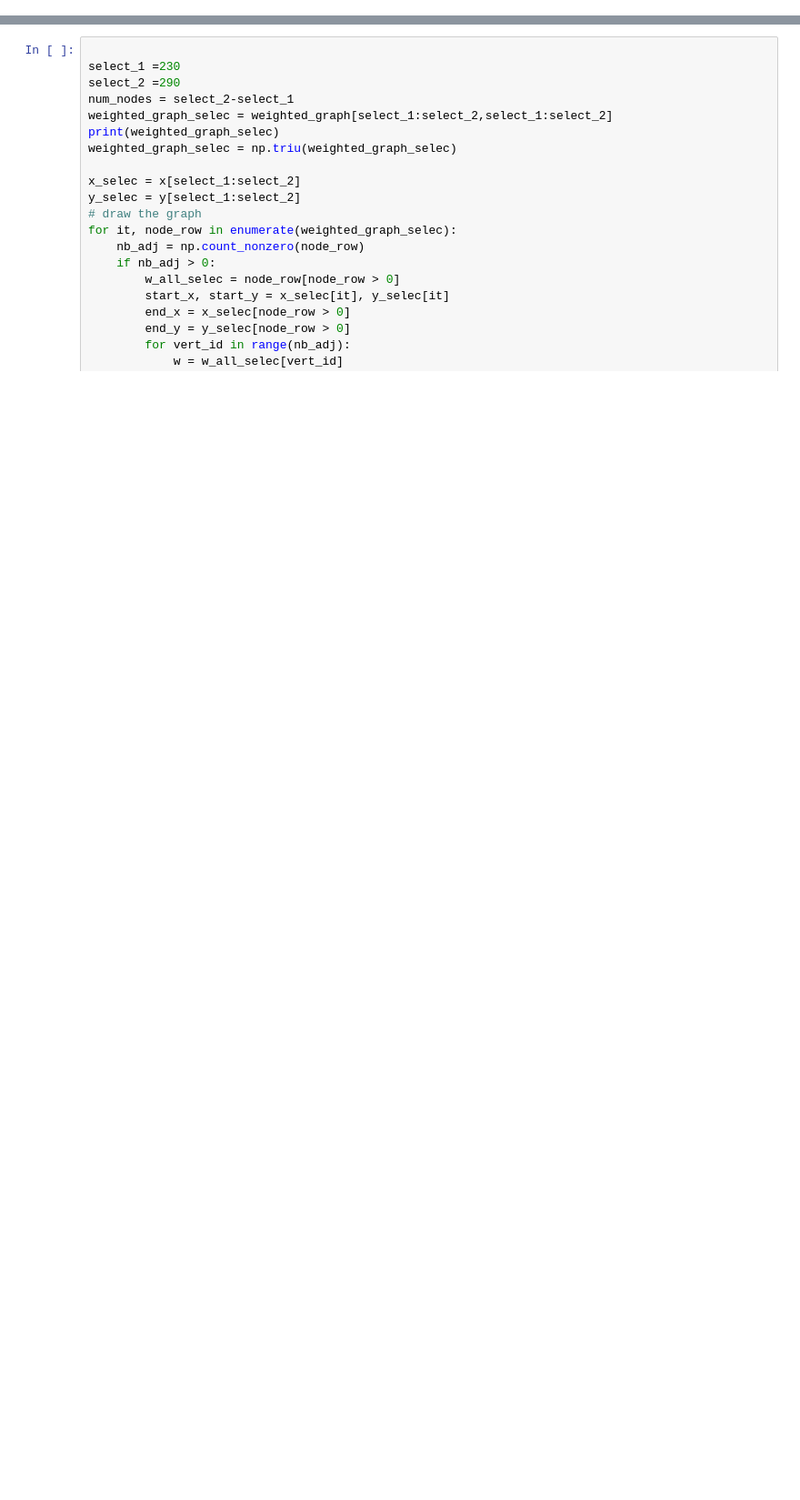
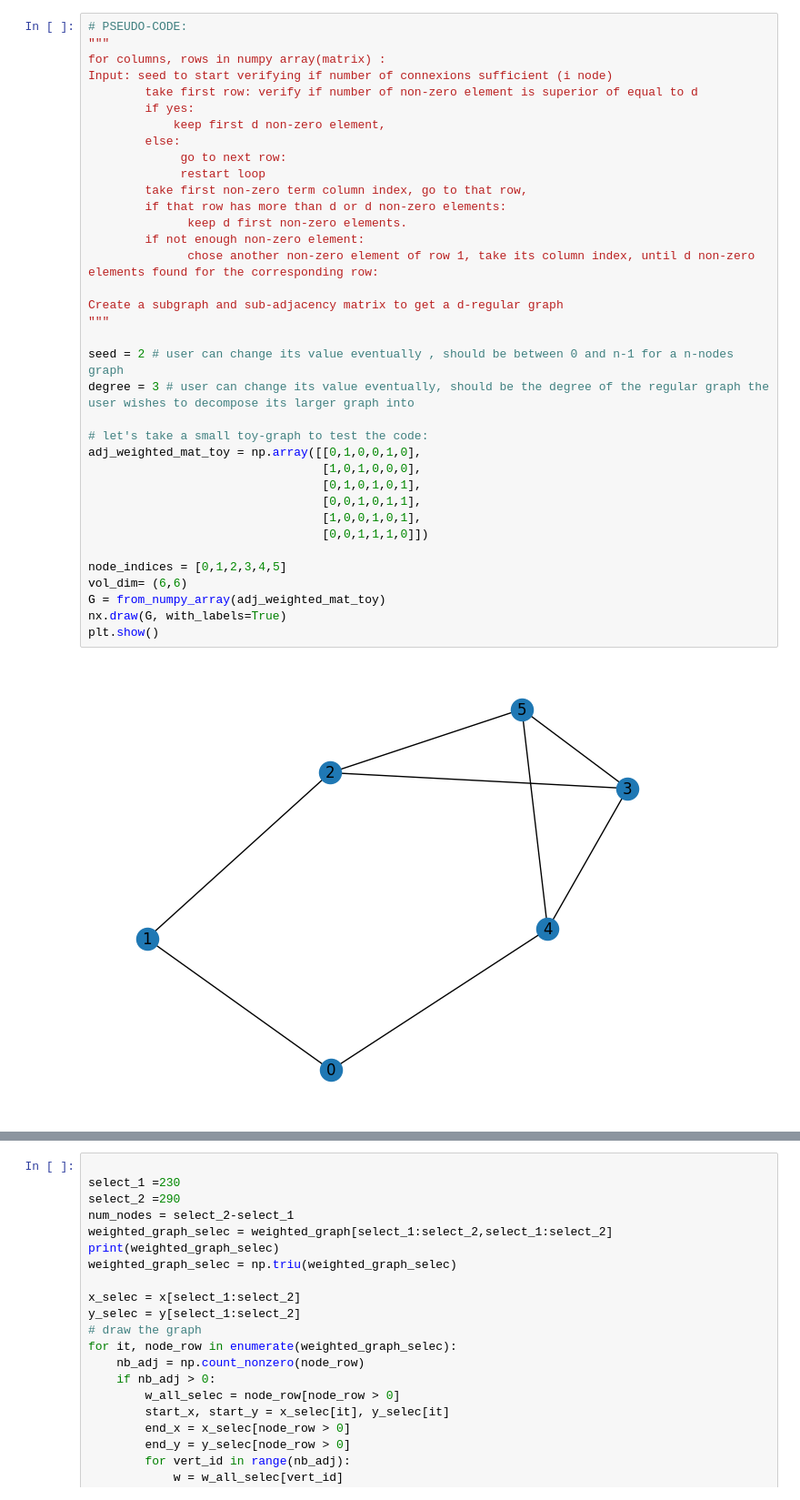
Before and after one commit to scilus/quactography, a Jupyter notebook: scripts/kdegree_graph.ipynb, the cells around one changed output, grey strips where cells are left out. Shown at 91% size. Cells and saved outputs as stored; diff of their text form; blank space fills up the shorter version.

Commit message:
started code to build d-regular subgraph from larger graph (adjacency matrix) in kdegree_graph.ipynb

```diff
--- a/scripts/kdegree_graph.ipynb
+++ b/scripts/kdegree_graph.ipynb
@@ -69,0 +69,38 @@ plt.show()
+# %%
+# PSEUDO-CODE:
+"""
+for columns, rows in numpy array(matrix) :
+Input: seed to start verifying if number of connexions sufficient (i node)
+        take first row: verify if number of non-zero element is superior of equal to d
+        if yes:
+            keep first d non-zero element,
+        else:
+             go to next row:
+             restart loop
+        take first non-zero term column index, go to that row,
+        if that row has more than d or d non-zero elements:
+              keep d first non-zero elements.
+        if not enough non-zero element:
+              chose another non-zero element of row 1, take its column index, until d non-zero elements found for the corresponding row:
+
+Create a subgraph and sub-adjacency matrix to get a d-regular graph
+"""
+
+seed = 2 # user can change its value eventually , should be between 0 and n-1 for a n-nodes graph
+degree = 3 # user can change its value eventually, should be the degree of the regular graph the user wishes to decompose its larger graph into
+
+# let's take a small toy-graph to test the code:
+adj_weighted_mat_toy = np.array([[0,1,0,0,1,0],
+                                 [1,0,1,0,0,0],
+                                 [0,1,0,1,0,1],
+                                 [0,0,1,0,1,1],
+                                 [1,0,0,1,0,1],
+                                 [0,0,1,1,1,0]])
+
+node_indices = [0,1,2,3,4,5]
+vol_dim= (6,6)
+G = from_numpy_array(adj_weighted_mat_toy)
+nx.draw(G, with_labels=True)
+plt.show()
+# %% [output]
+[figure, added]
```
Also changed, not shown: parts of 19 cells of this notebook, 1 other file.
